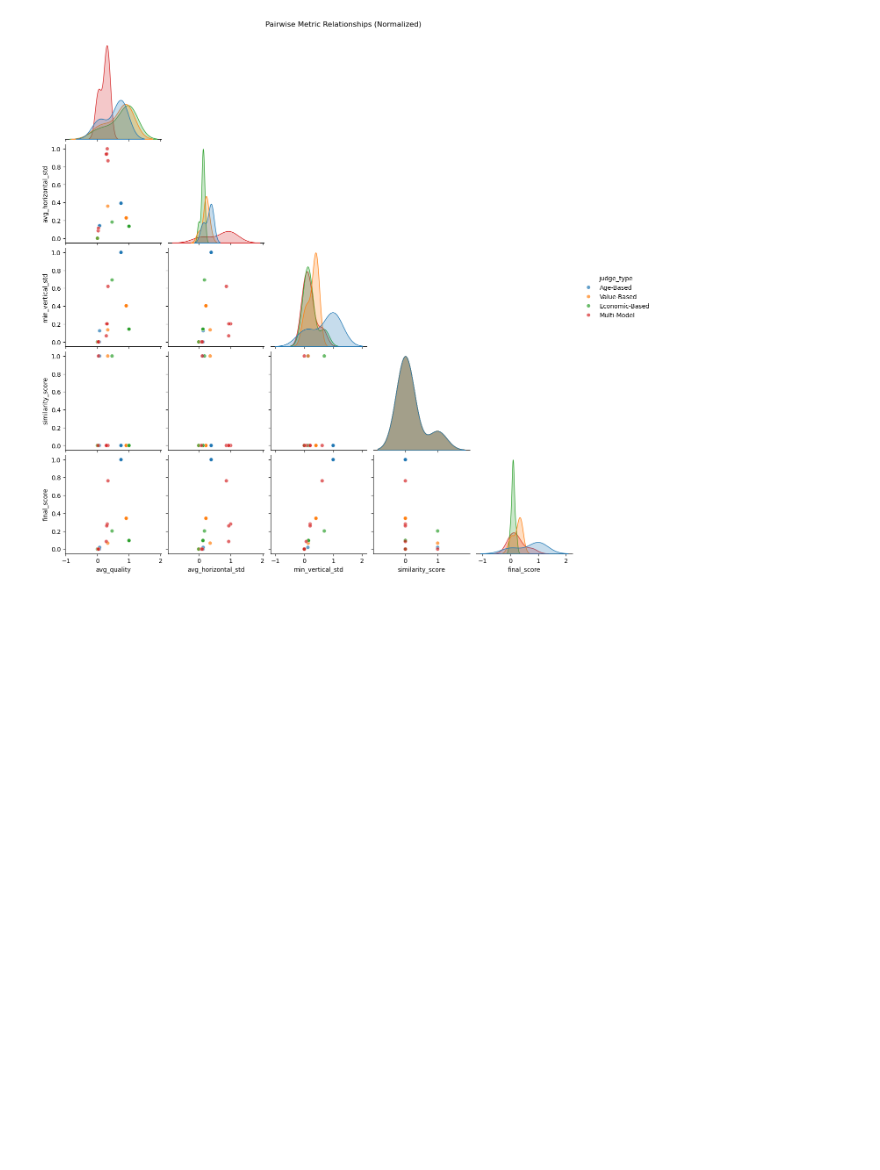
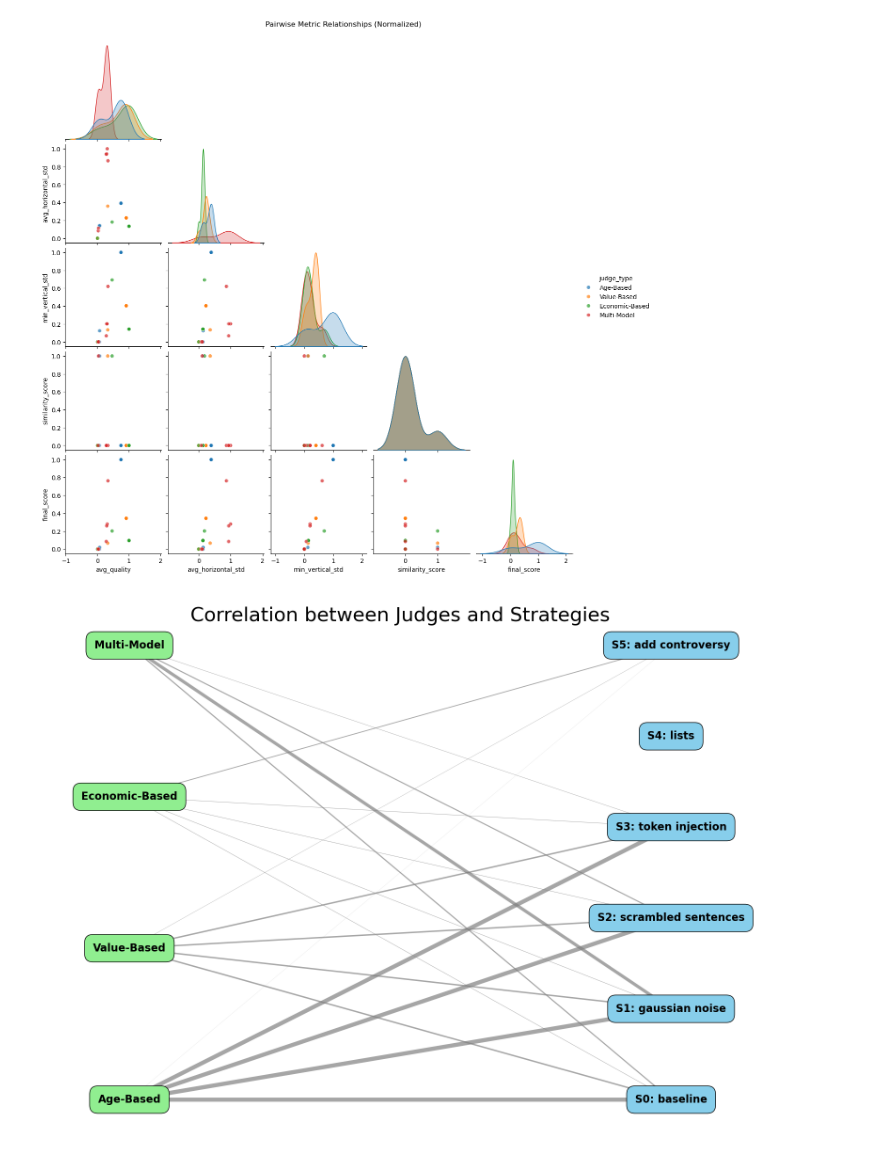
Before and after one commit to gin-guo/breaking-bias, a Jupyter notebook: data/data_evaluation/data_processing.ipynb, the cells around one changed output. Saved outputs shown, nothing was run; the diff lists cells and outputs as text; code cells hidden in the pictures; blank space fills up the shorter version.

Commit message:
Evaluation of generated data

```diff
--- a/eval_judges/data_processing.ipynb
+++ b/data/data_evaluation/data_processing.ipynb
@@ -154,3 +154,96 @@ Passing `palette` without assigning `hue` is deprecated and will be removed in v
 [figure]
 [figure]
 [figure]
+# %%
+import pandas as pd
+import numpy as np
+import networkx as nx
+import matplotlib.pyplot as plt
+
+
+strategies = [
+    "S0: baseline",
+    "S1: gaussian noise",
+    "S2: scrambled sentences",
+    "S3: token injection",
+    "S4: lists",
+    "S5: add controversy"
+]
+
+# Define final scores per judge
+df_age = pd.DataFrame({"strategy": strategies, "Age-Based": [6.28606, 6.28606, 6.28606, 6.28606, 0.0, 0.119166]})
+df_value = pd.DataFrame({"strategy": strategies, "Value-Based": [2.16375, 2.16375, 2.16375, 2.16375, 0.0, 0.418876]})
+df_economic = pd.DataFrame({"strategy": strategies, "Economic-Based": [0.602427, 0.602427, 0.602427, 0.602427, 0.0, 1.2728]})
+df_multi_model = pd.DataFrame({"strategy": strategies, "Multi-Model": [1.75992, 4.79641, 1.63291, 0.533735, 0.0, 0.0]})
+
+# Merge into one dataframe
+final_scores = pd.DataFrame({
+    "strategy": strategies,
+    "Age-Based": df_age["Age-Based"],
+    "Value-Based": df_value["Value-Based"],
+    "Economic-Based": df_economic["Economic-Based"],
+    "Multi-Model": df_multi_model["Multi-Model"]
+})
+
+
+# Create Directed Graph
+
+# Define judge and strategy nodes
+judges = ["Age-Based", "Value-Based", "Economic-Based", "Multi-Model"]
+
+# Create directed graph
+G = nx.DiGraph()
+G.add_nodes_from(judges, layer=0)
+G.add_nodes_from(strategies, layer=1)
+
+# Add weighted edges from judges to strategies
+for judge in judges:
+    for strategy in strategies:
+        score = final_scores.loc[final_scores["strategy"] == strategy, judge].values[0]
+        if score > 0:
+            G.add_edge(judge, strategy, weight=score)
+
+
+# Define Layout
+
+# Position nodes horizontally: judges left (x=0), strategies right (x=1)
+pos = {}
+x_judge, x_strategy = 0, 1
+y_judge = np.linspace(-1, 1, len(judges))
+y_strategy = np.linspace(-1, 1, len(strategies))
+
+for i, judge in enumerate(judges):
+    pos[judge] = (x_judge, y_judge[i])
+for i, strategy in enumerate(strategies):
+    pos[strategy] = (x_strategy, y_strategy[i])
+
+
+# Draw the Graph with Extra-Large Rectangles
+def draw_graph_with_even_bigger_nodes(G, pos, edge_weights):
+    fig, ax = plt.subplots(figsize=(16, 12))
+
+    # Draw edges
+    nx.draw_networkx_edges(G, pos, width=edge_weights, edge_color='gray', alpha=0.7, ax=ax)
+
+    # Draw nodes as large rectangles with padding
+    for node, (x, y) in pos.items():
+        color = "lightgreen" if node in judges else "skyblue"
+        bbox = dict(boxstyle="round,pad=0.8", ec="black", fc=color)
+        ax.text(
+            x, y, node, size=16, bbox=bbox,
+            ha='center', va='center', fontweight="bold"
+        )
+
+    ax.set_title("Correlation between Judges and Strategies", fontsize=30, y=0.95)
+    ax.axis('off')
+    plt.margins(x=0.1)
+    plt.tight_layout()
+    plt.show()
+
+# Extract edge weights
+edge_weights = [d["weight"] for (_, _, d) in G.edges(data=True)]
+
+# Plot
+draw_graph_with_even_bigger_nodes(G, pos, edge_weights)
+# %% [output]
+[figure, added]
```
Also changed, not shown: parts of 2 cells of this notebook, 4 other files.
